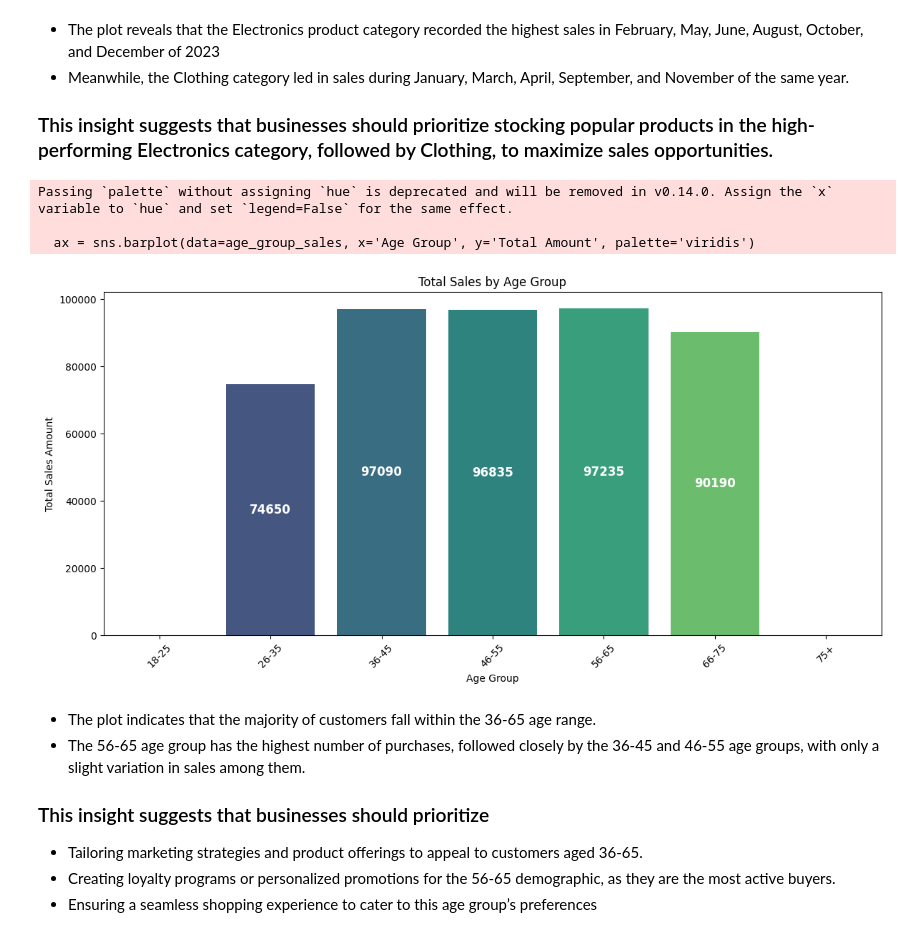
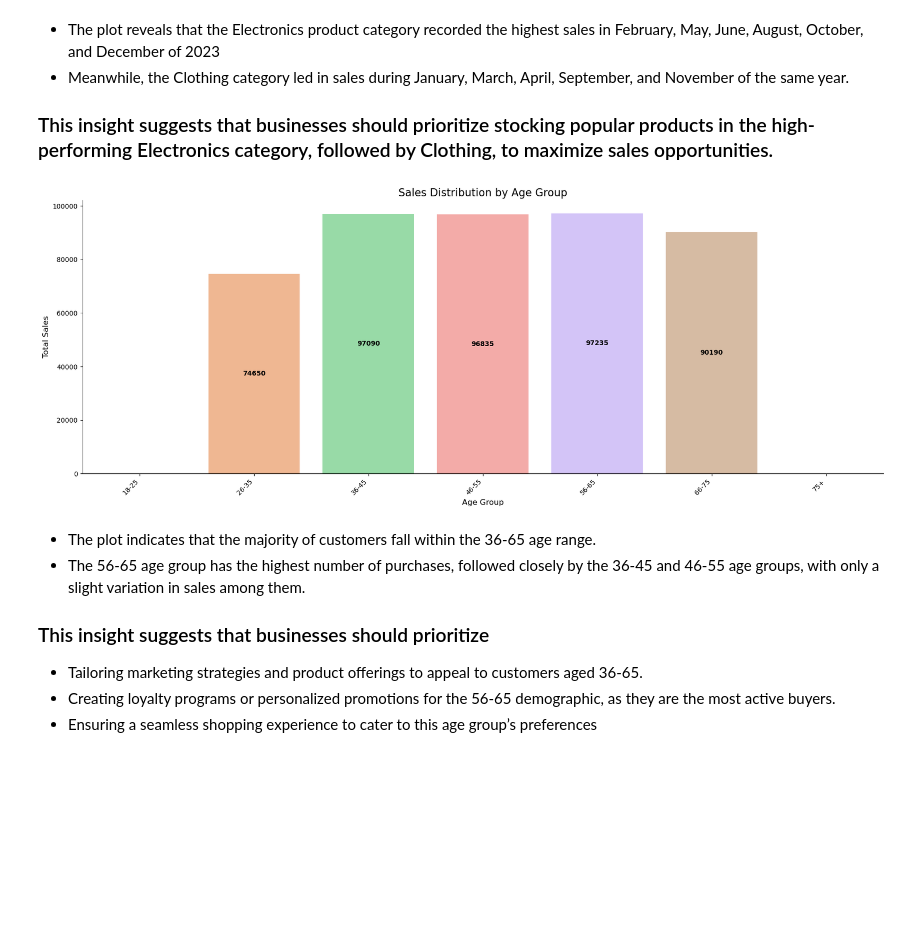
Before and after one commit to AbrahimSA/Retail_Sales, a Jupyter notebook: 1_EDA.ipynb, the cells around one changed output. Saved outputs shown, nothing was run; the diff lists cells and outputs as text; code cells hidden in the pictures; blank space fills up the shorter version.

```diff
--- a/1_EDA.ipynb
+++ b/1_EDA.ipynb
@@ -298,15 +370,19 @@ plt.show()
 # %%
-# Plot the Product category distribution
+# Plotting the top-performing product categories
+plt.figure(figsize=(12, 6))
 
-plt.figure(figsize=(12, 6))
-ax = df['Product Category'].value_counts(normalize=True).mul(100).plot(kind='bar', color='skyblue')
+ax = sns.barplot(data=top_categories, x='Year-Month', y='Total Amount', hue='Product Category', dodge=False)
 
 for container in ax.containers:
-    ax.bar_label(container, fmt='%.2f', label_type="center", padding=0, fontsize=12, color="blue", weight="bold")
+    ax.bar_label(container, fmt='%.0f', label_type="center", padding=0, fontsize=12, color="white", weight="bold")
 
-plt.title("Product Category Distribution (%)")
-plt.xlabel("Product Category")
-plt.ylabel("Percentage of Transactions")
+# Title and labels
+plt.title('Top Performing Product Categories per Month')
+plt.xlabel('Month')
+plt.ylabel('Total Sales Amount')
 plt.xticks(rotation=45)
+plt.legend(title='Product Category')
+plt.tight_layout()
+
 plt.show()
 # %% [output]
@@ -383,42 +393,38 @@ plt.show()
 
 ### This insight suggests that businesses should prioritize stocking popular products in the high-performing Electronics category, followed by Clothing, to maximize sales opportunities.
 # %%
-# Plot the total sales based on Age groups
 
 # Create age groups (bins)
 age_bins = [0, 18, 25, 35, 45, 55, 65, 100]
-
-# Define the labels for age groups
 age_bins_labels = ['18-25', '26-35', '36-45', '46-55', '56-65', '66-75', '75+']
-
-# Create a new 'age_group' column based on the bins
 df['Age Group'] = pd.cut(df['Age'], bins=age_bins, labels=age_bins_labels, right=False)
 
-# Group by age group and calculate total sales (sum of 'Total Amount')
+# Group by age group and calculate total sales
 age_group_sales = df.groupby('Age Group', observed=True)['Total Amount'].sum().reset_index()
 
-#Plot the total sales by age group
-plt.figure(figsize=(12, 6))
+# Sort by total sales
+age_group_sales = age_group_sales.sort_values(by='Total Amount', ascending=False)
 
-ax = sns.barplot(data=age_group_sales, x='Age Group', y='Total Amount', palette='viridis')
+# Plot the total sales by age group
+plt.figure(figsize=(18, 7))
+ax = sns.barplot(data=age_group_sales, x='Age Group', y='Total Amount', hue='Age Group', palette='pastel', legend=False,dodge=False)
 
+# Add value labels on top of bars
 for container in ax.containers:
-    ax.bar_label(container, fmt='%.0f', label_type="center", padding=0, fontsize=12, color="white", weight="bold")
+    ax.bar_label(container, fmt='%.0f', label_type="center", padding=0, fontsize=10, color="black", weight="bold")
 
 # Add labels and title
-plt.title('Total Sales by Age Group')
-plt.xlabel('Age Group')
-plt.ylabel('Total Sales Amount')
-plt.xticks(rotation=45)  # Rotate x-axis labels
+plt.title('Sales Distribution by Age Group', fontsize=16)
+plt.xlabel('Age Group', fontsize=12)
+plt.ylabel('Total Sales', fontsize=12)
+plt.xticks(rotation=45, ha='right', fontsize=10)
+plt.yticks(fontsize=10)
 
-# Display the plot
+sns.despine()
 plt.tight_layout()
 plt.show()
 # %% [output]
-Passing `palette` without assigning `hue` is deprecated and will be removed in v0.14.0. Assign the `x` variable to `hue` and set `legend=False` for the same effect.
-
-  ax = sns.barplot(data=age_group_sales, x='Age Group', y='Total Amount', palette='viridis')
-[figure, old version]
+[figure, new version]
 # %% [markdown]
 - The plot indicates that the majority of customers fall within the 36-65 age range.
 - The 56-65 age group has the highest number of purchases, followed closely by the 36-45 and 46-55 age groups, with only a slight variation in sales among them.
```
Also changed, not shown: parts of 28 cells of this notebook, 4 other files.
